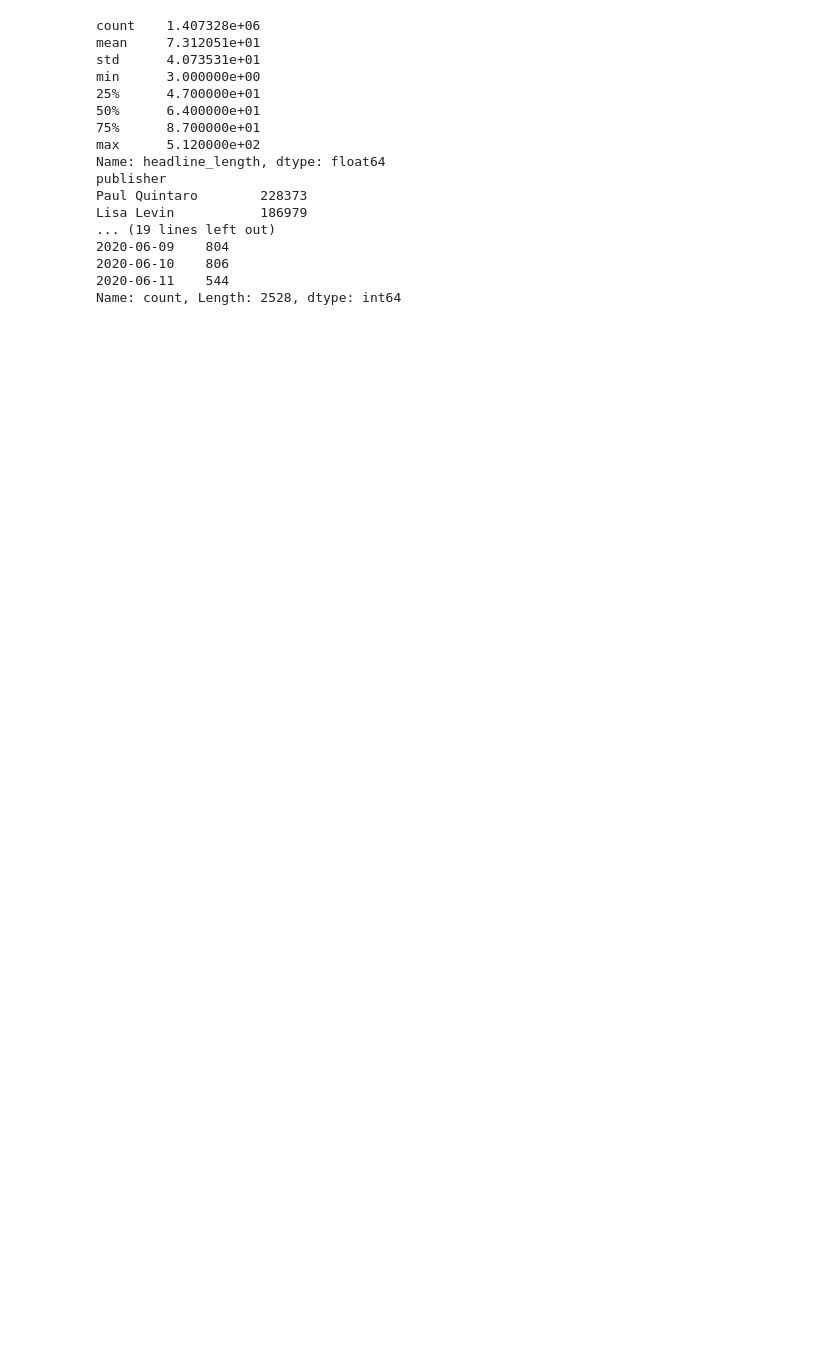
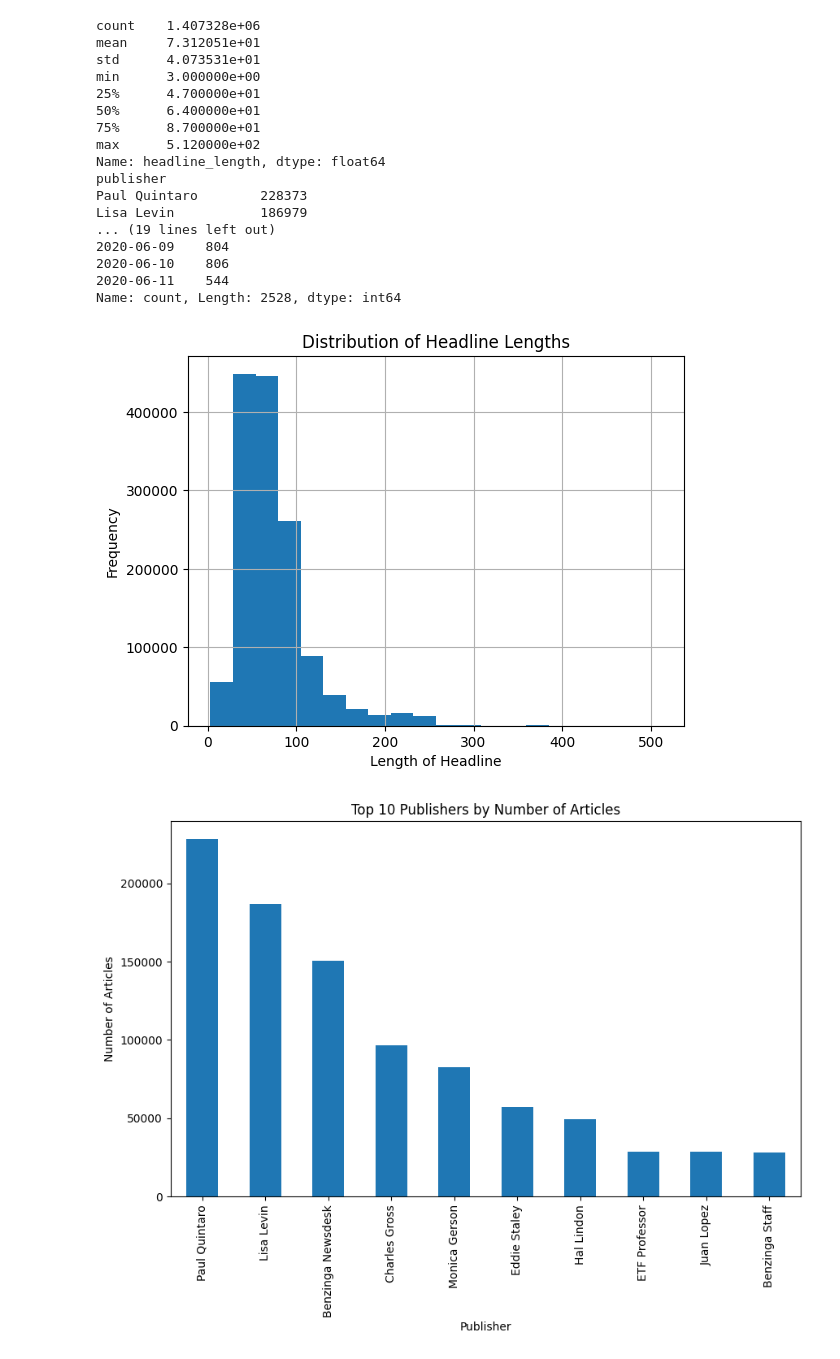
Before and after one commit to yonasKu/Kifiya-Ai-week1, a Jupyter notebook: notebooks/descriptive_statistics.ipynb, the cells around one changed output. Drawn from its saved outputs; the diff is of its cells as text; code cells hidden in the pictures; blank space fills up the shorter version.

Commit message:
data analysis commit 2

```diff
--- a/notebooks/descriptive_statistics.ipynb
+++ b/notebooks/descriptive_statistics.ipynb
@@ -57,3 +61,46 @@ Lisa Levin           186979
 2020-06-10    806
 2020-06-11    544
 Name: count, Length: 2528, dtype: int64
+# %%
+import matplotlib.pyplot as plt
+
+# Assuming the descriptive_statistics function has been called already
+stats = descriptive_statistics(df, 'headline', 'publisher', 'date')
+
+# Extract the necessary data for visualization
+headline_stats = stats.get('headline_stats')
+articles_per_publisher = stats.get('articles_per_publisher')
+trend_over_time = stats.get('trend_over_time')
+
+# 1. Visualizing the Distribution of Headline Lengths
+df['headline_length'].hist(bins=20)
+plt.title('Distribution of Headline Lengths')
+plt.xlabel('Length of Headline')
+plt.ylabel('Frequency')
+plt.show()
+
+# 2. Visualizing Top 10 Publishers by Number of Articles
+if articles_per_publisher is not None:
+    articles_per_publisher.head(10).plot(kind='bar', figsize=(10, 6))
+    plt.title('Top 10 Publishers by Number of Articles')
+    plt.xlabel('Publisher')
+    plt.ylabel('Number of Articles')
+    plt.show()
+else:
+    print("No publisher data available.")
+
+# 3. Visualizing Number of Articles Published Over Time
+if trend_over_time is not None:
+    trend_over_time.plot(figsize=(12, 6))
+    plt.title('Number of Articles Published Over Time')
+    plt.xlabel('Date')
+    plt.ylabel('Number of Articles')
+    plt.show()
+else:
+    print("No publication date data available.")
+
+
+# Visualixation of the descriptive analysis
+# %% [output]
+[figure, added]
+[figure, added]
```
Also changed, not shown: parts of 11 cells of this notebook.
